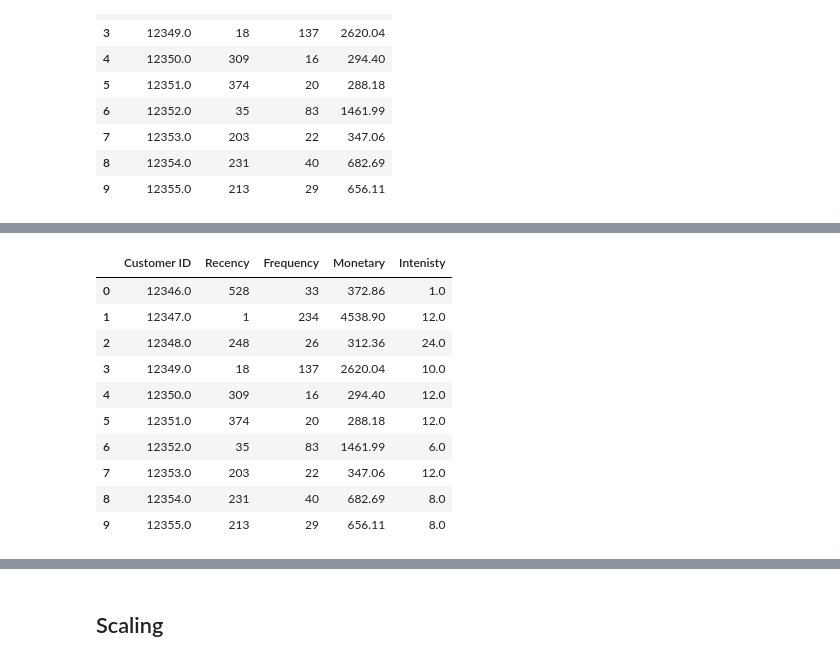
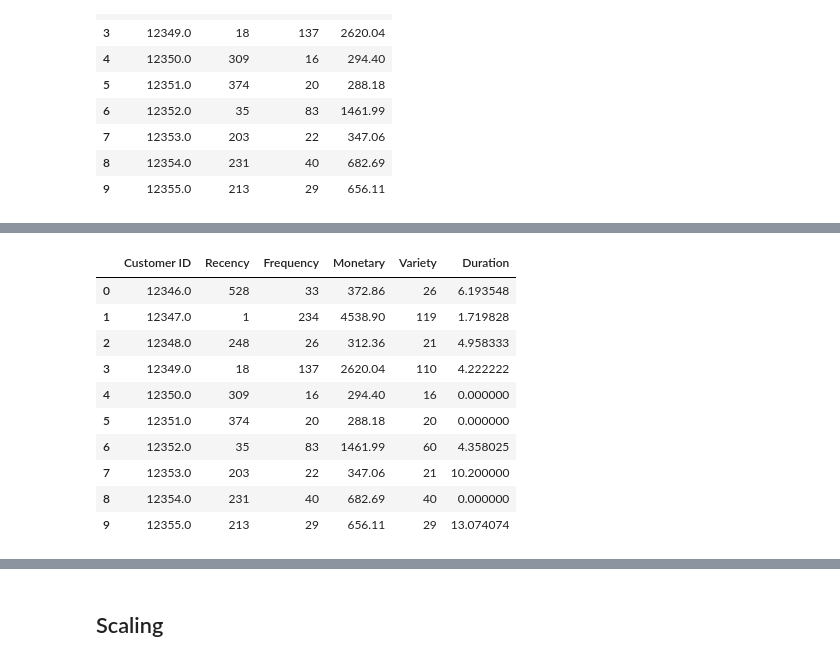
Before and after one commit to Ahmed-Ashraf-Marzouk/RFM-ID-customer-segmentation, a Jupyter notebook: main.ipynb, the cells around one changed output, grey strips where cells are left out. Drawn from its saved outputs; the diff is of its cells as text; code cells hidden in the pictures.

```diff
--- a/main.ipynb
+++ b/main.ipynb
@@ -276,6 +297,10 @@ rfm.head(10)
 # %%
-# Intenisty
-rfm_i = df_proc.groupby('Customer ID')['Quantity'].median().reset_index()
-rfm_i.columns = ['Customer ID', 'Intenisty']
-rfm_i.head(10)
+# Variety
+def div(x: pd.Series):
+    u = x.nunique()
+    return u
+
+rfm_v = df_proc.groupby('Customer ID')['StockCode'].agg([div]).reset_index()
+rfm_v.columns = ['Customer ID', 'Variety']
+rfm_v.head(10)
 # %% [output]
@@ -294,0 +318,18 @@ rfm_i.head(10)
+# %%
+# Duration
+
+import statistics
+
+def duration(x: pd.Series):
+    m = []
+    x = pd.to_datetime(x, format='%d-%m-%Y %H:%M')
+    # print(x.iloc[0])
+    for i in range(1, len(x)-1):
+        diff =  x.iloc[i] - x.iloc[i - 1]
+        m.append(diff.days)
+
+    return statistics.mean(m) if m else 0
+
+rfm_d= df_proc.groupby('Customer ID')['InvoiceDate'].agg([duration]).reset_index()
+rfm_d.columns = ['Customer ID', 'Duration']
+rfm_d.head(10)
@@ -295,17 +348,18 @@ rfm_i.head(10)
 # %%
-rfmi = pd.merge(rfm_r, rfm_f, on='Customer ID', how='inner')
-rfmi = pd.merge(rfmi, rfm_m, on='Customer ID', how='inner')
-rfmi = pd.merge(rfmi, rfm_i, on='Customer ID', how='inner')
-rfmi.head(10)
+# Ceating the RFMVD data frame.
+vd = pd.merge(rfm_v, rfm_d, on='Customer ID', how='inner')
+
+rfmvd = pd.merge(rfm, vd, on='Customer ID', how='inner')
+rfmvd.head(10)
 # %% [output]
-|  | Customer ID | Recency | Frequency | Monetary | Intenisty |
-| 0 | 12346.0 | 528 | 33 | 372.86 | 1.0 |
-| 1 | 12347.0 | 1 | 234 | 4538.90 | 12.0 |
-| 2 | 12348.0 | 248 | 26 | 312.36 | 24.0 |
-| 3 | 12349.0 | 18 | 137 | 2620.04 | 10.0 |
-| 4 | 12350.0 | 309 | 16 | 294.40 | 12.0 |
-| 5 | 12351.0 | 374 | 20 | 288.18 | 12.0 |
-| 6 | 12352.0 | 35 | 83 | 1461.99 | 6.0 |
-| 7 | 12353.0 | 203 | 22 | 347.06 | 12.0 |
-| 8 | 12354.0 | 231 | 40 | 682.69 | 8.0 |
-| 9 | 12355.0 | 213 | 29 | 656.11 | 8.0 |
+|  | Customer ID | Recency | Frequency | Monetary | Variety | Duration |
+| 0 | 12346.0 | 528 | 33 | 372.86 | 26 | 6.193548 |
+| 1 | 12347.0 | 1 | 234 | 4538.90 | 119 | 1.719828 |
+| 2 | 12348.0 | 248 | 26 | 312.36 | 21 | 4.958333 |
+| 3 | 12349.0 | 18 | 137 | 2620.04 | 110 | 4.222222 |
+| 4 | 12350.0 | 309 | 16 | 294.40 | 16 | 0.000000 |
+| 5 | 12351.0 | 374 | 20 | 288.18 | 20 | 0.000000 |
+| 6 | 12352.0 | 35 | 83 | 1461.99 | 60 | 4.358025 |
+| 7 | 12353.0 | 203 | 22 | 347.06 | 21 | 10.200000 |
+| 8 | 12354.0 | 231 | 40 | 682.69 | 40 | 0.000000 |
+| 9 | 12355.0 | 213 | 29 | 656.11 | 29 | 13.074074 |
```
Also changed, not shown: parts of 34 cells of this notebook.
